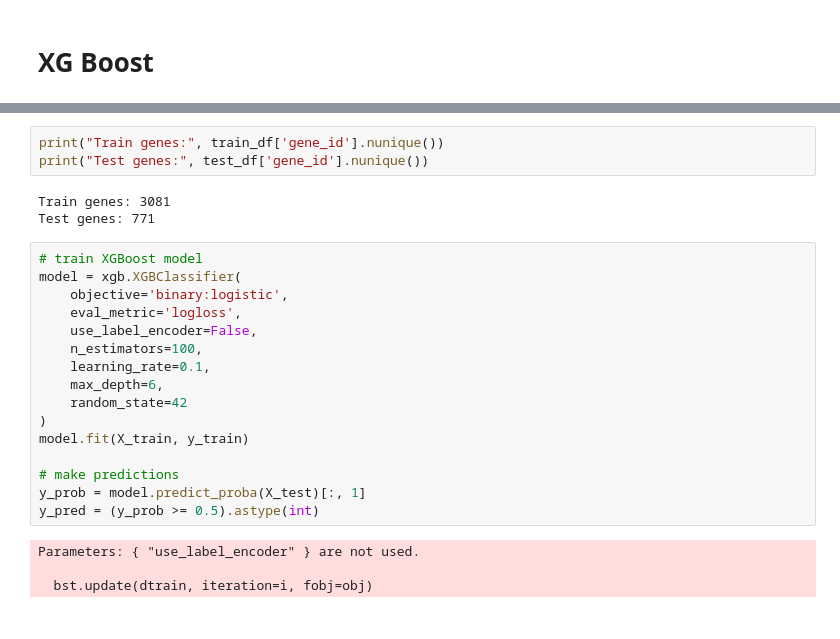
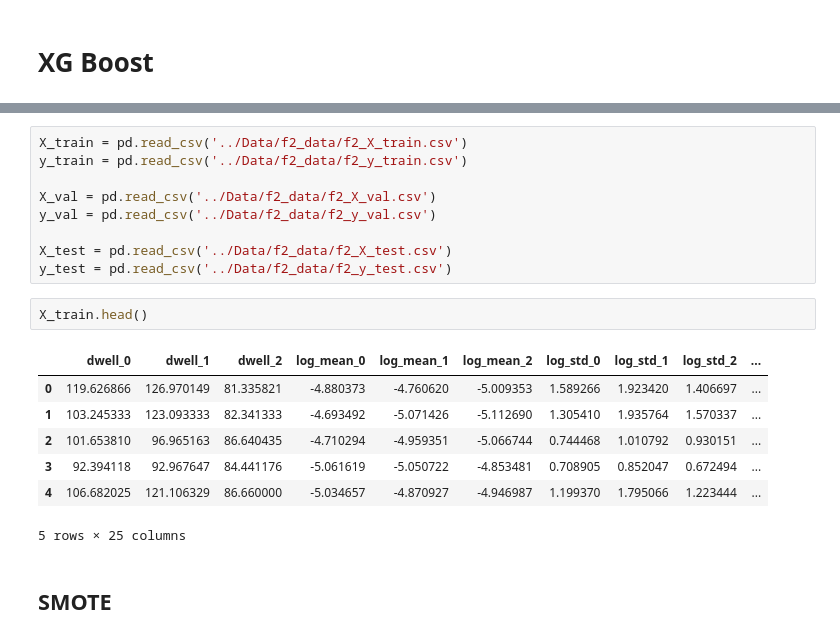
Before and after one commit to janisthx/DSA4262---dna1234, a Jupyter notebook: notebooks/XGBoost.ipynb, the cells around one changed output, grey strips where cells are left out. Drawn from its saved outputs; the diff is of its cells as text.

Commit message:
xgboost on f2 w SMOTE

```diff
--- a/notebooks/XGBoost.ipynb
+++ b/notebooks/XGBoost.ipynb
@@ -53,26 +22,21 @@ X_test, y_test = test_df[feature_cols], test_df['label']
-# %%
-print("Train genes:", train_df['gene_id'].nunique())
-print("Test genes:", test_df['gene_id'].nunique())
-# %% [output]
-Train genes: 3081
-Test genes: 771
-# %%
-# train XGBoost model
-model = xgb.XGBClassifier(
-    objective='binary:logistic',
-    eval_metric='logloss',
-    use_label_encoder=False,
-    n_estimators=100,
-    learning_rate=0.1,
-    max_depth=6,
-    random_state=42
-)
-model.fit(X_train, y_train)
-
-# make predictions
-y_prob = model.predict_proba(X_test)[:, 1]
-y_pred = (y_prob >= 0.5).astype(int)
-# %% [output]
-Parameters: { "use_label_encoder" } are not used.
-
-  bst.update(dtrain, iteration=i, fobj=obj)
+# %%
+X_train = pd.read_csv('../Data/f2_data/f2_X_train.csv')
+y_train = pd.read_csv('../Data/f2_data/f2_y_train.csv')
+
+X_val = pd.read_csv('../Data/f2_data/f2_X_val.csv')
+y_val = pd.read_csv('../Data/f2_data/f2_y_val.csv')
+
+X_test = pd.read_csv('../Data/f2_data/f2_X_test.csv')
+y_test = pd.read_csv('../Data/f2_data/f2_y_test.csv')
+# %%
+X_train.head()
+# %% [output]
+|  | dwell_0 | dwell_1 | dwell_2 | log_mean_0 | log_mean_1 | log_mean_2 | log_std_0 | log_std_1 | log_std_2 | ... |
+| 0 | 119.626866 | 126.970149 | 81.335821 | -4.880373 | -4.760620 | -5.009353 | 1.589266 | 1.923420 | 1.406697 | ... |
+| 1 | 103.245333 | 123.093333 | 82.341333 | -4.693492 | -5.071426 | -5.112690 | 1.305410 | 1.935764 | 1.570337 | ... |
+| 2 | 101.653810 | 96.965163 | 86.640435 | -4.710294 | -4.959351 | -5.066744 | 0.744468 | 1.010792 | 0.930151 | ... |
+| 3 | 92.394118 | 92.967647 | 84.441176 | -5.061619 | -5.050722 | -4.853481 | 0.708905 | 0.852047 | 0.672494 | ... |
+| 4 | 106.682025 | 121.106329 | 86.660000 | -5.034657 | -4.870927 | -4.946987 | 1.199370 | 1.795066 | 1.223444 | ... |
+5 rows × 25 columns
+# %% [markdown]
+## SMOTE
```
Also changed, not shown: parts of 16 cells of this notebook.
